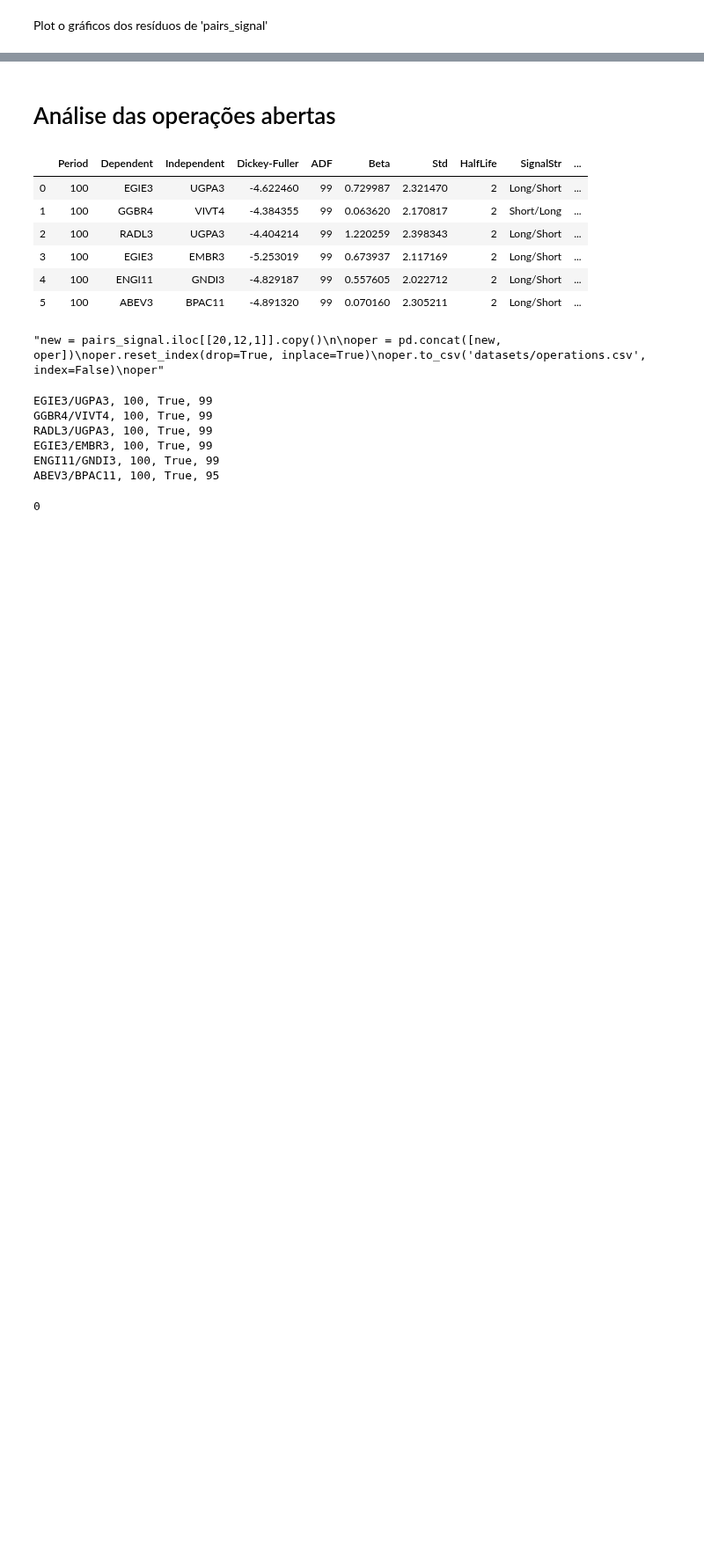
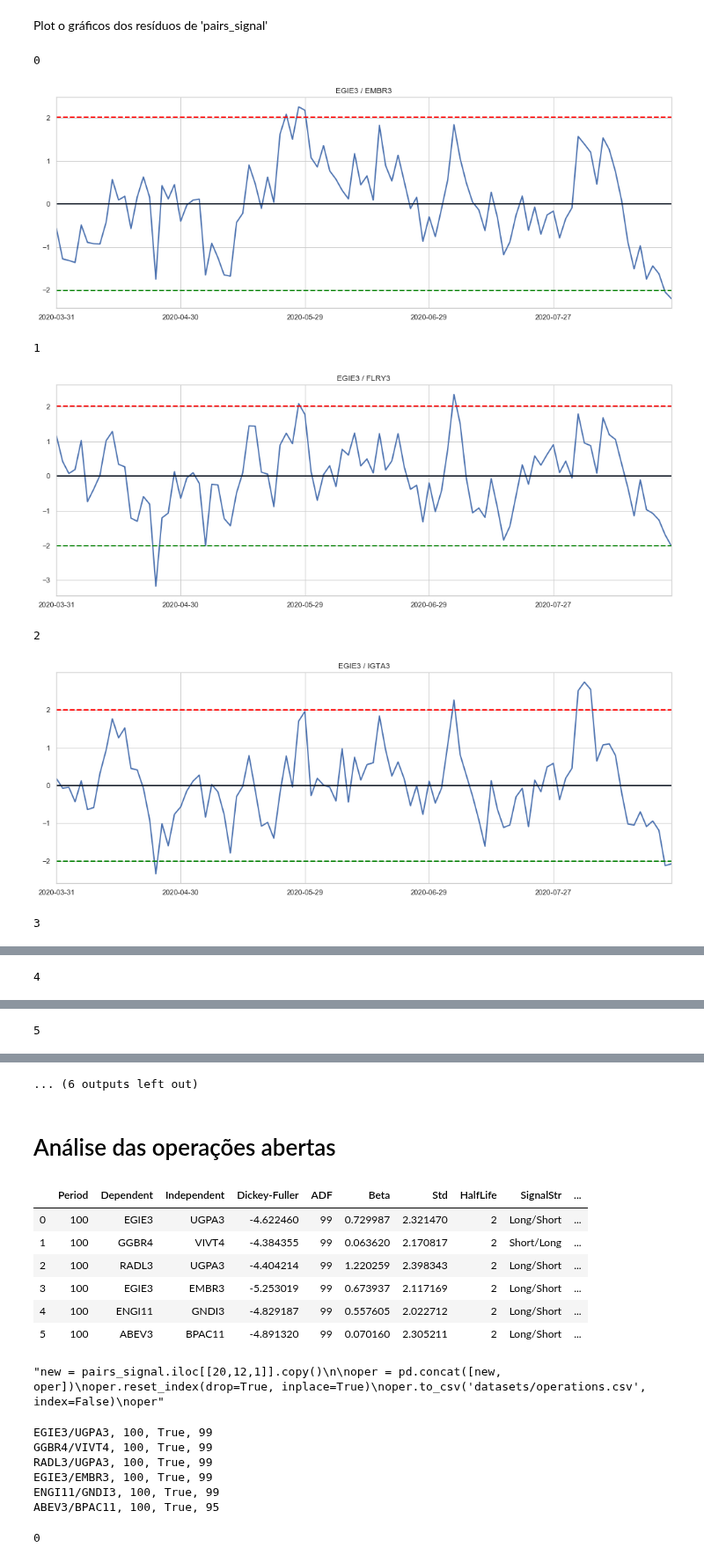
Before and after one commit to andreolvgomes/long-short-by-cointegration, a Jupyter notebook: Analysis-Pairs-Mult.ipynb, the cells around one changed output, grey strips where cells are left out. Shown at 88% size. Cells and saved outputs as stored; diff of their text form; code cells hidden in the pictures; blank space fills up the shorter version.

```diff
--- a/Analysis-Pairs-Mult.ipynb
+++ b/Analysis-Pairs-Mult.ipynb
@@ -115,5 +108,13 @@ pairs_signal
 # %% [markdown]
 Plot o gráficos dos resíduos de 'pairs_signal'
 # %%
-#plot_pairs(pairs_signal, data)
+plot_pairs(pairs_signal, data)
 #mult.plot_residue(mult.residue(data['HAPV3'], data['IRBR3'], 100))
+# %% [output]
+0
+[figure, added]
+1
+[figure, added]
+2
+[figure, added]
+3
@@ -119,0 +122 @@ Plot o gráficos dos resíduos de 'pairs_signal'
+4
@@ -119,0 +124 @@ Plot o gráficos dos resíduos de 'pairs_signal'
+5
@@ -120,3 +126,4 @@ Plot o gráficos dos resíduos de 'pairs_signal'
+... (6 outputs left out)
 # %%
 #pairs_signal.to_csv('datasets/sinais/sinais_06072020.csv', index=False)
 # %%
```
Also changed, not shown: parts of 4 cells of this notebook, 2 other files.
